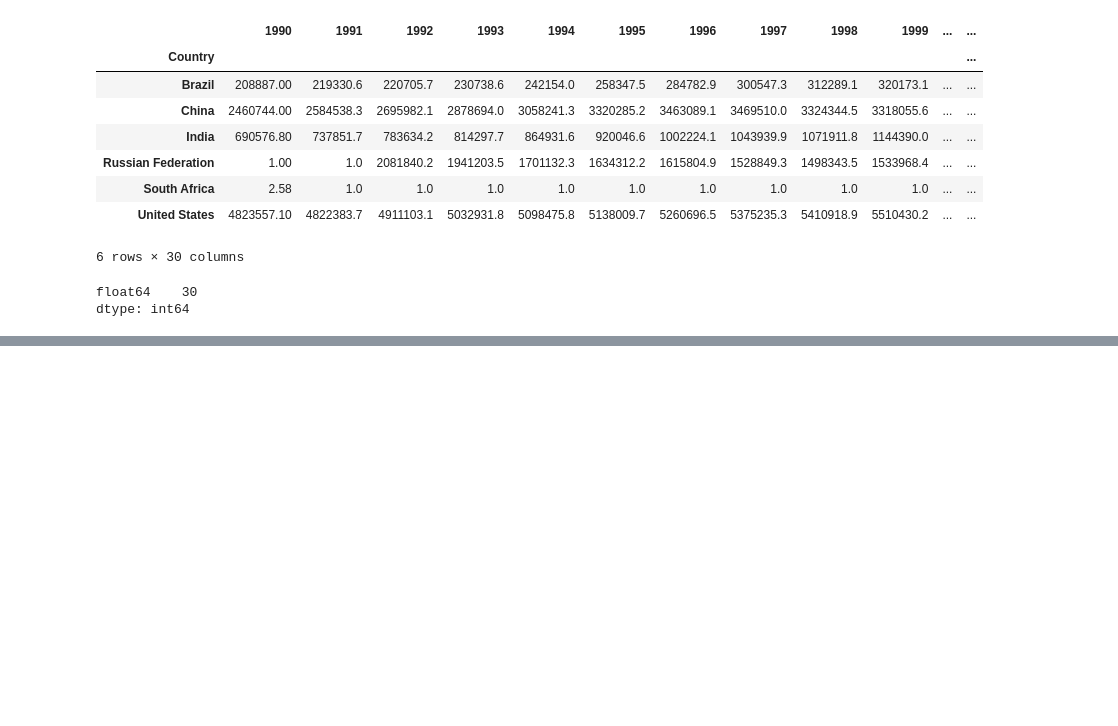
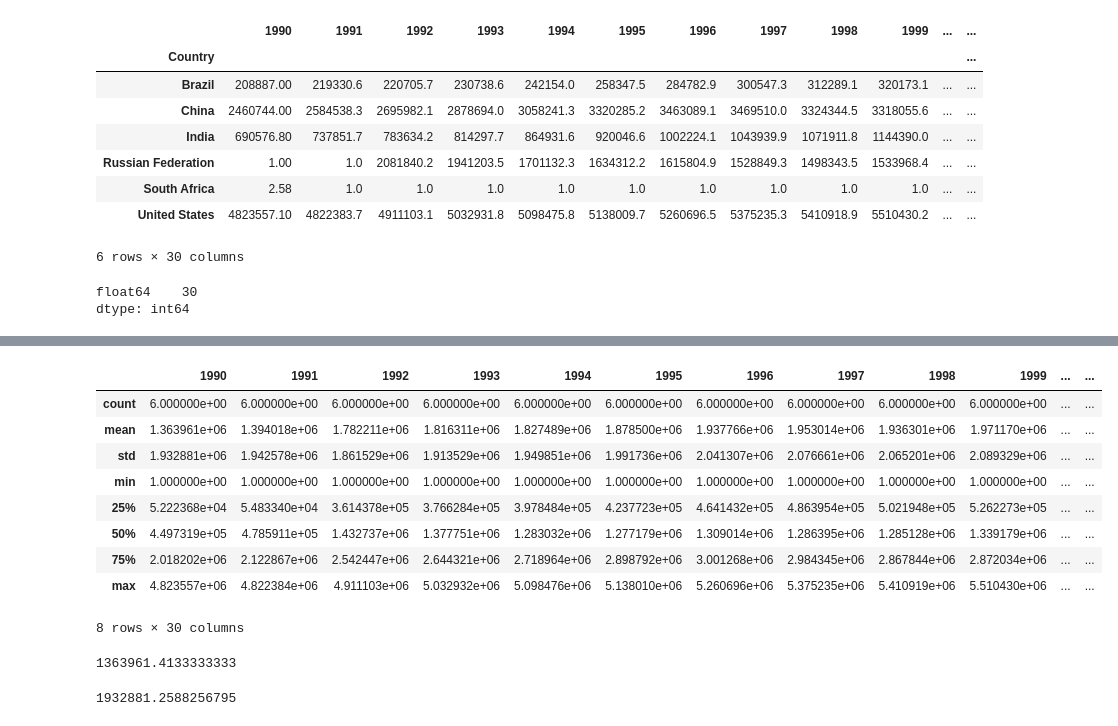
Before and after one commit to rethabilethulo/statistical_thinking1, a Jupyter notebook: Stats_thinking.ipynb, the cells around one changed output, grey strips where cells are left out. Cells and saved outputs as stored; diff of their text form; code cells hidden in the pictures; blank space fills up the shorter version.

```diff
--- a/Stats_thinking.ipynb
+++ b/Stats_thinking.ipynb
@@ -761,0 +764,21 @@ plt.show()
+# %%
+df8.describe()
+# %% [output]
+|  | 1990 | 1991 | 1992 | 1993 | 1994 | 1995 | 1996 | 1997 | 1998 | 1999 | ... | ... |
+| count | 6.000000e+00 | 6.000000e+00 | 6.000000e+00 | 6.000000e+00 | 6.000000e+00 | 6.000000e+00 | 6.000000e+00 | 6.000000e+00 | 6.000000e+00 | 6.000000e+00 | ... | ... |
+| mean | 1.363961e+06 | 1.394018e+06 | 1.782211e+06 | 1.816311e+06 | 1.827489e+06 | 1.878500e+06 | 1.937766e+06 | 1.953014e+06 | 1.936301e+06 | 1.971170e+06 | ... | ... |
+| std | 1.932881e+06 | 1.942578e+06 | 1.861529e+06 | 1.913529e+06 | 1.949851e+06 | 1.991736e+06 | 2.041307e+06 | 2.076661e+06 | 2.065201e+06 | 2.089329e+06 | ... | ... |
+| min | 1.000000e+00 | 1.000000e+00 | 1.000000e+00 | 1.000000e+00 | 1.000000e+00 | 1.000000e+00 | 1.000000e+00 | 1.000000e+00 | 1.000000e+00 | 1.000000e+00 | ... | ... |
+| 25% | 5.222368e+04 | 5.483340e+04 | 3.614378e+05 | 3.766284e+05 | 3.978484e+05 | 4.237723e+05 | 4.641432e+05 | 4.863954e+05 | 5.021948e+05 | 5.262273e+05 | ... | ... |
+| 50% | 4.497319e+05 | 4.785911e+05 | 1.432737e+06 | 1.377751e+06 | 1.283032e+06 | 1.277179e+06 | 1.309014e+06 | 1.286395e+06 | 1.285128e+06 | 1.339179e+06 | ... | ... |
+| 75% | 2.018202e+06 | 2.122867e+06 | 2.542447e+06 | 2.644321e+06 | 2.718964e+06 | 2.898792e+06 | 3.001268e+06 | 2.984345e+06 | 2.867844e+06 | 2.872034e+06 | ... | ... |
+| max | 4.823557e+06 | 4.822384e+06 | 4.911103e+06 | 5.032932e+06 | 5.098476e+06 | 5.138010e+06 | 5.260696e+06 | 5.375235e+06 | 5.410919e+06 | 5.510430e+06 | ... | ... |
+8 rows × 30 columns
+# %%
+df8["1990"].mean()
+# %% [output]
+1363961.4133333333
+# %%
+df8["1990"].std()
+# %% [output]
+1932881.2588256795
```
Also changed, not shown: parts of 7 cells of this notebook.
